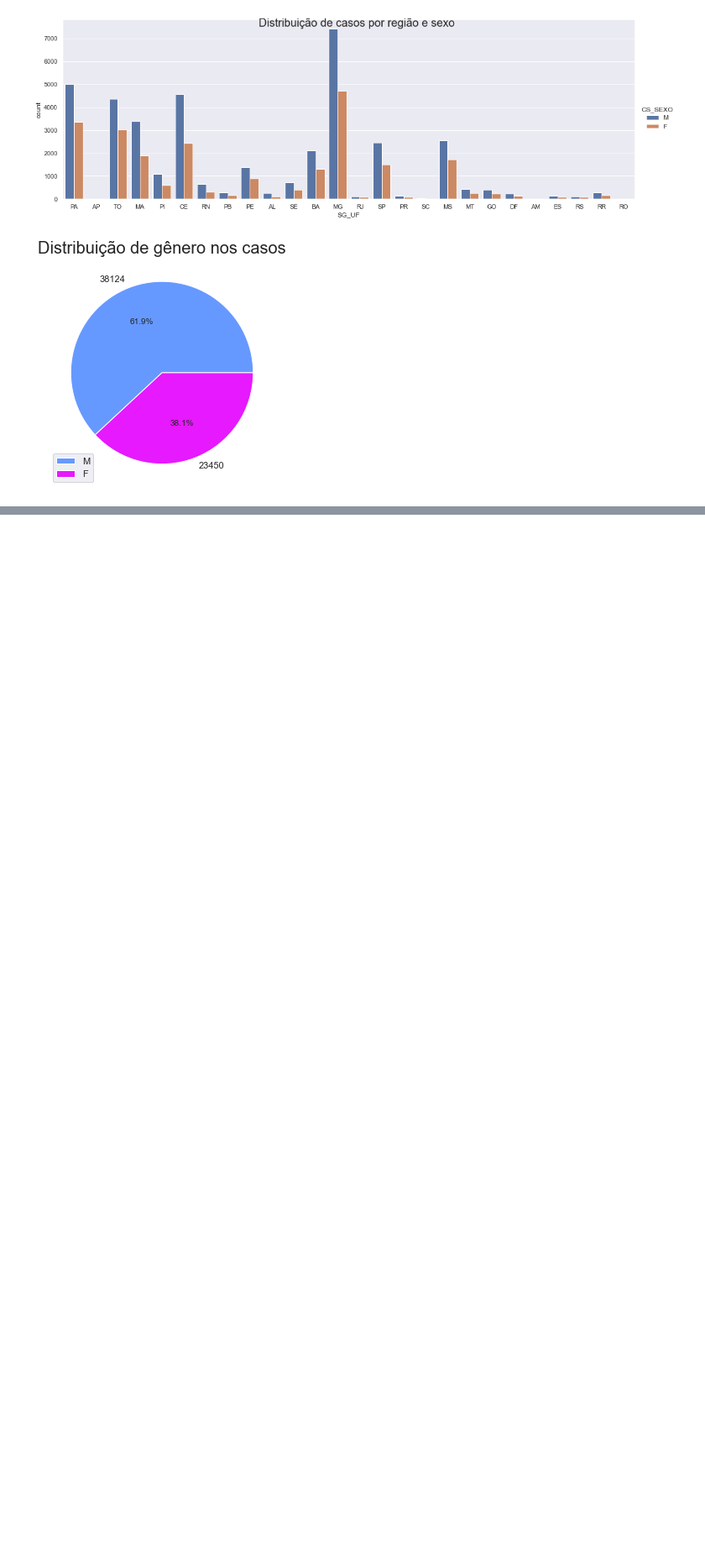
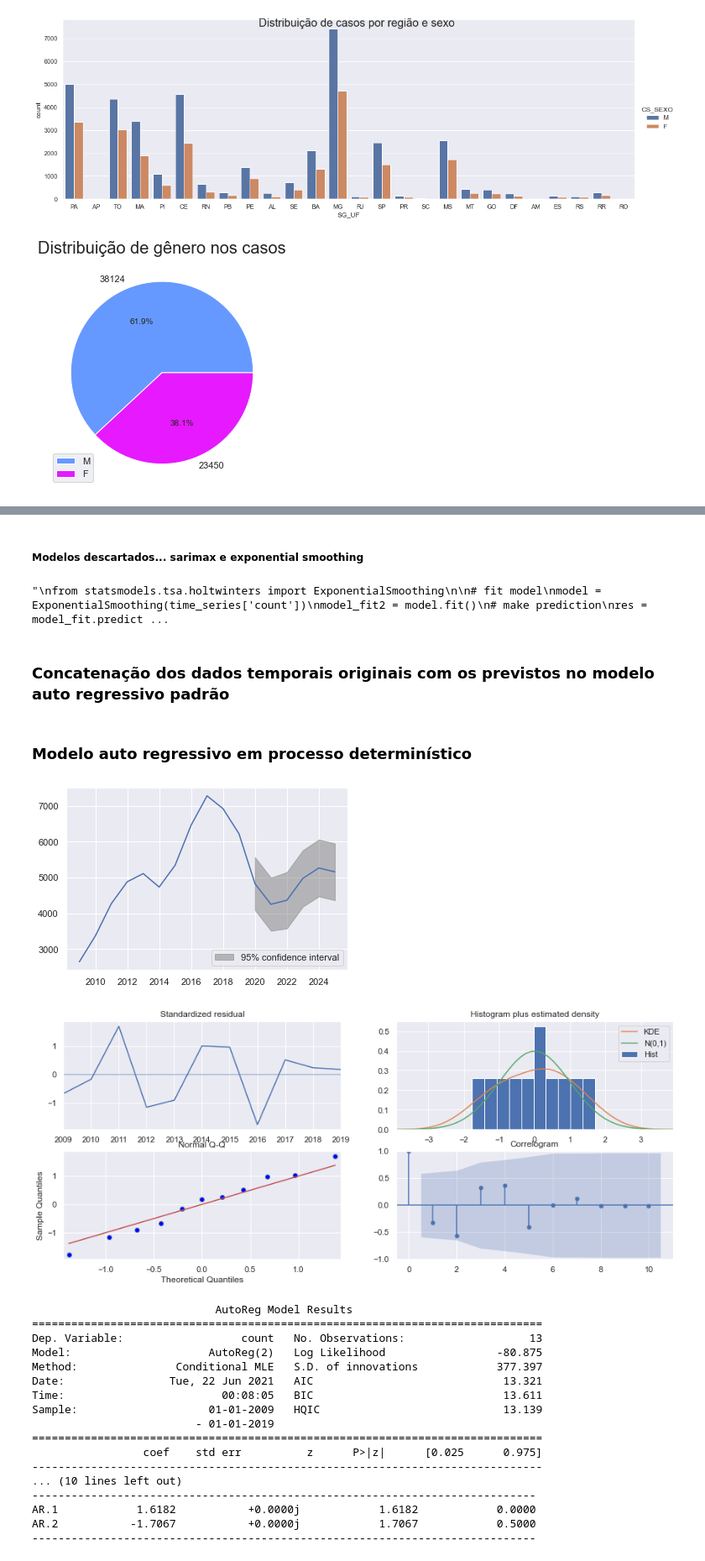
Before and after one commit to L182487/data4health, a Jupyter notebook: notebooks/exp_analysis.ipynb, the cells around one changed output, grey strips where cells are left out. Shown at 84% size. Saved outputs shown, nothing was run; the diff lists cells and outputs as text; code cells hidden in the pictures; blank space fills up the shorter version.

```diff
--- a/notebooks/exp_analysis.ipynb
+++ b/notebooks/exp_analysis.ipynb
@@ -359,0 +432,32 @@ plt.show()
+# %% [markdown]
+##### Modelos descartados... sarimax e exponential smoothing
+# %%
+'''
+from statsmodels.tsa.statespace.sarimax import SARIMAX
+
+# fit model
+model = SARIMAX(time_series['count'], order=(1, 1, 1), seasonal_order=(0, 0, 0, 0))
+model_fit2 = model.fit(disp=False)
+# make prediction
+res = model_fit2.predict(len(time_series['count']), len(time_series['count']))
+print(res)
+
+plt.figure(figsize=(15,15))
+model_fit2.plot_diagnostics()
+plt.show()'''
+
+'''
+from statsmodels.tsa.holtwinters import ExponentialSmoothing
+
+# fit model
+model = ExponentialSmoothing(time_series['count'])
+model_fit2 = model.fit()
+# make prediction
+res = model_fit.predict(len(time_series['count']), len(time_series['count']))
+print(res)
+
+model_fit2.plot_predict()'''
+# %% [output]
+"\nfrom statsmodels.tsa.holtwinters import ExponentialSmoothing\n\n# fit model\nmodel = ExponentialSmoothing(time_series['count'])\nmodel_fit2 = model.fit()\n# make prediction\nres = model_fit.predict ...
+# %% [markdown]
+### Concatenação dos dados temporais originais com os previstos no modelo auto regressivo padrão
@@ -359,0 +486,47 @@ plt.show()
+# %% [markdown]
+### Modelo auto regressivo em processo determinístico
+# %%
+from statsmodels.tsa.deterministic import DeterministicProcess
+
+dpts = time_series.copy()
+dpts = dpts.set_index('date')
+
+dp = DeterministicProcess(dpts.index, constant=True, period=12, fourier=2)
+mod = AutoReg(dpts['count'],2, trend="n",seasonal=False, deterministic=dp)
+res = mod.fit()
+#print(res.summary())
+
+regr_dp = res.predict(start=1, end=18) #resultado com os dados previstos e anteriores
+#print("Previsões de 2020 ~ 2025:")
+#print(regr_dp)
+
+res.plot_predict(0,18)
+res.plot_diagnostics(figsize=(15,6))
+plt.show()
+print(res.summary())
+
+regr_dp = pd.DataFrame(regr_dp)
+regr_dp['date'] = ts.index[1:]
+regr_dp = regr_dp.set_index('date')
+
+regr_dp = regr_dp.rename(columns={0:'DetProcess'})
+# %% [output]
+[figure, added]
+[figure, added]
+                            AutoReg Model Results
+==============================================================================
+Dep. Variable:                  count   No. Observations:                   13
+Model:                     AutoReg(2)   Log Likelihood                 -80.875
+Method:               Conditional MLE   S.D. of innovations            377.397
+Date:                Tue, 22 Jun 2021   AIC                             13.321
+Time:                        00:08:05   BIC                             13.611
+Sample:                    01-01-2009   HQIC                            13.139
+                         - 01-01-2019
+==============================================================================
+                 coef    std err          z      P>|z|      [0.025      0.975]
+------------------------------------------------------------------------------
+... (10 lines left out)
+-----------------------------------------------------------------------------
+AR.1            1.6182           +0.0000j            1.6182            0.0000
+AR.2           -1.7067           +0.0000j            1.7067            0.5000
+-----------------------------------------------------------------------------
```
Also changed, not shown: parts of 21 cells of this notebook, 4 other files.
